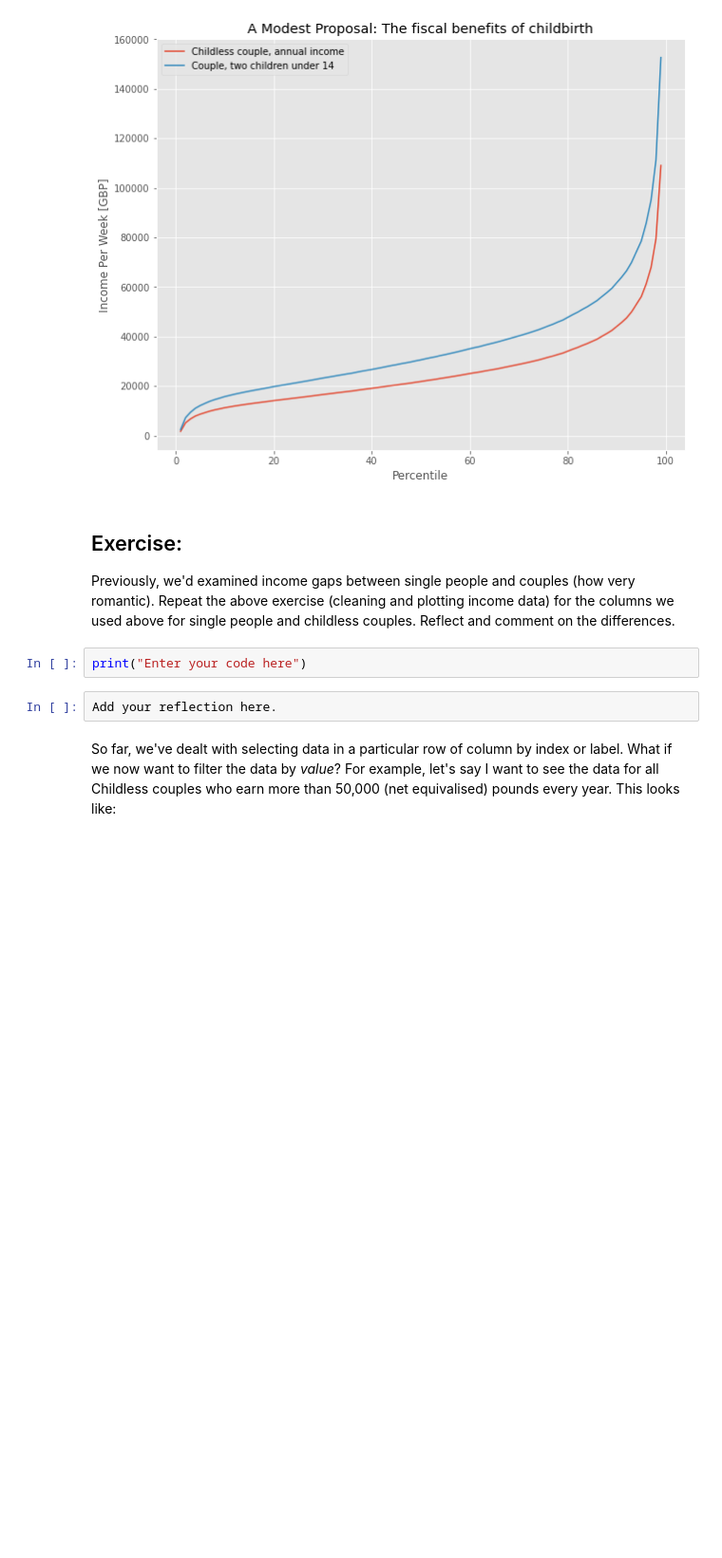
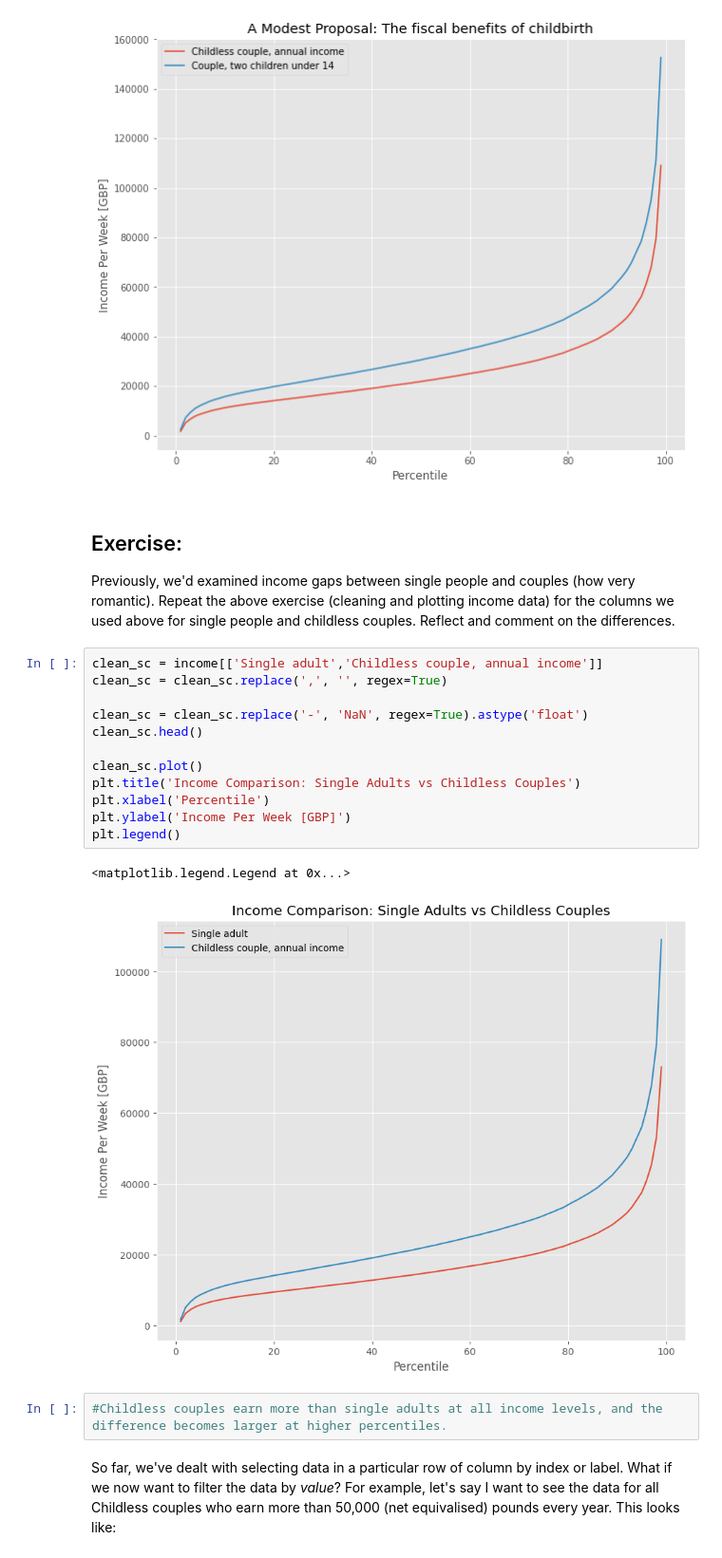
Before and after one commit to Wendy-915/QM2, a Jupyter notebook: notebooks/W02. Pandas.ipynb, the cells around one changed output. Shown: that part at 95% size. Cells and saved outputs as stored; diff of their text form; blank space fills up the shorter version.

```diff
--- a/notebooks/W02. Pandas.ipynb
+++ b/notebooks/W02. Pandas.ipynb
@@ -353,10 +372,23 @@ Text(0, 0.5, 'Income Per Week [GBP]')
 ## Exercise:
 
 Previously, we'd examined income gaps between single people and couples (how very romantic). Repeat the above exercise (cleaning and plotting income data) for the columns we used above for single people and childless couples. Reflect and comment on the differences.
-# %%
-print("Enter your code here")
-# %%
-Add your reflection here.
+# %%
+clean_sc = income[['Single adult','Childless couple, annual income']]
+clean_sc = clean_sc.replace(',', '', regex=True)
+
+clean_sc = clean_sc.replace('-', 'NaN', regex=True).astype('float')
+clean_sc.head()
+
+clean_sc.plot()
+plt.title('Income Comparison: Single Adults vs Childless Couples')
+plt.xlabel('Percentile')
+plt.ylabel('Income Per Week [GBP]')
+plt.legend()
+# %% [output]
+<matplotlib.legend.Legend at 0x...>
+[figure, added]
+# %%
+#Childless couples earn more than single adults at all income levels, and the difference becomes larger at higher percentiles.
 # %% [markdown]
 So far, we've dealt with selecting data in a particular row of column by index or label. What if we now want to filter the data by *value*? For example, let's say I want to see the data for all Childless couples who earn more than 50,000 (net equivalised) pounds every year. This looks like:
 # %%
```
Also changed, not shown: parts of 4 cells of this notebook.
